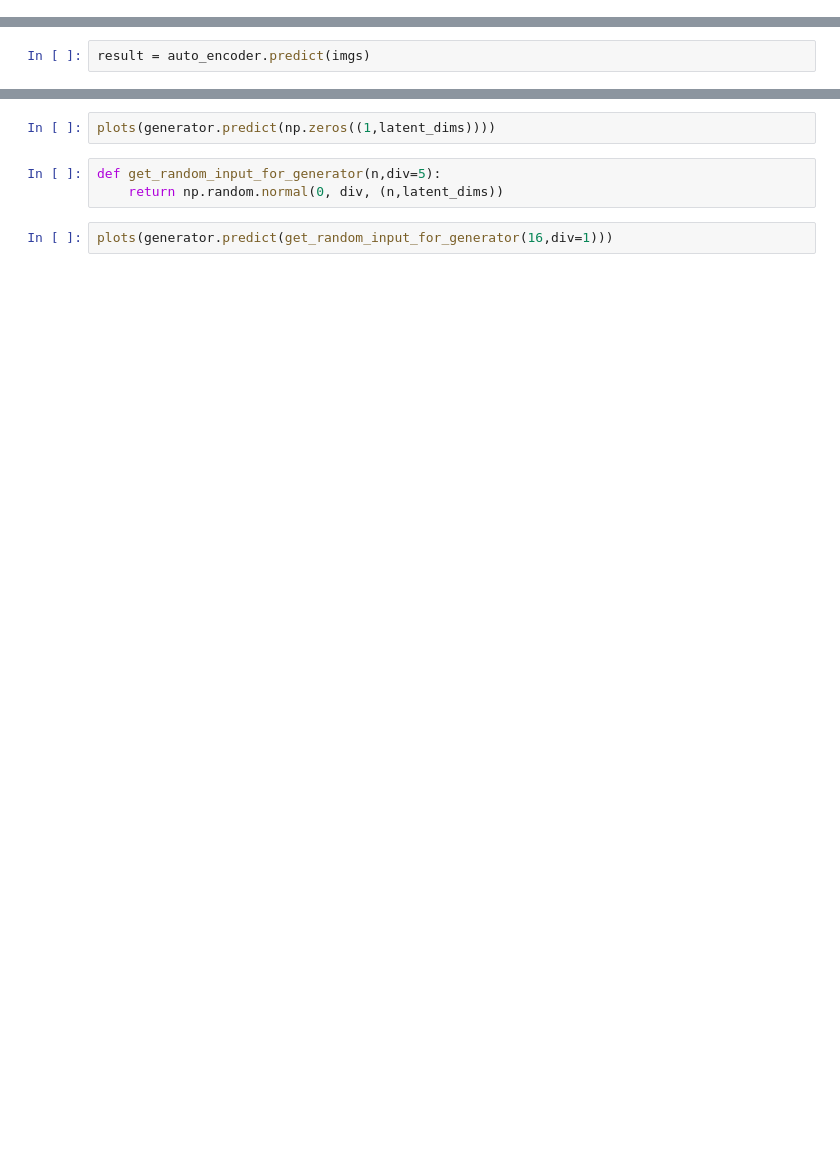
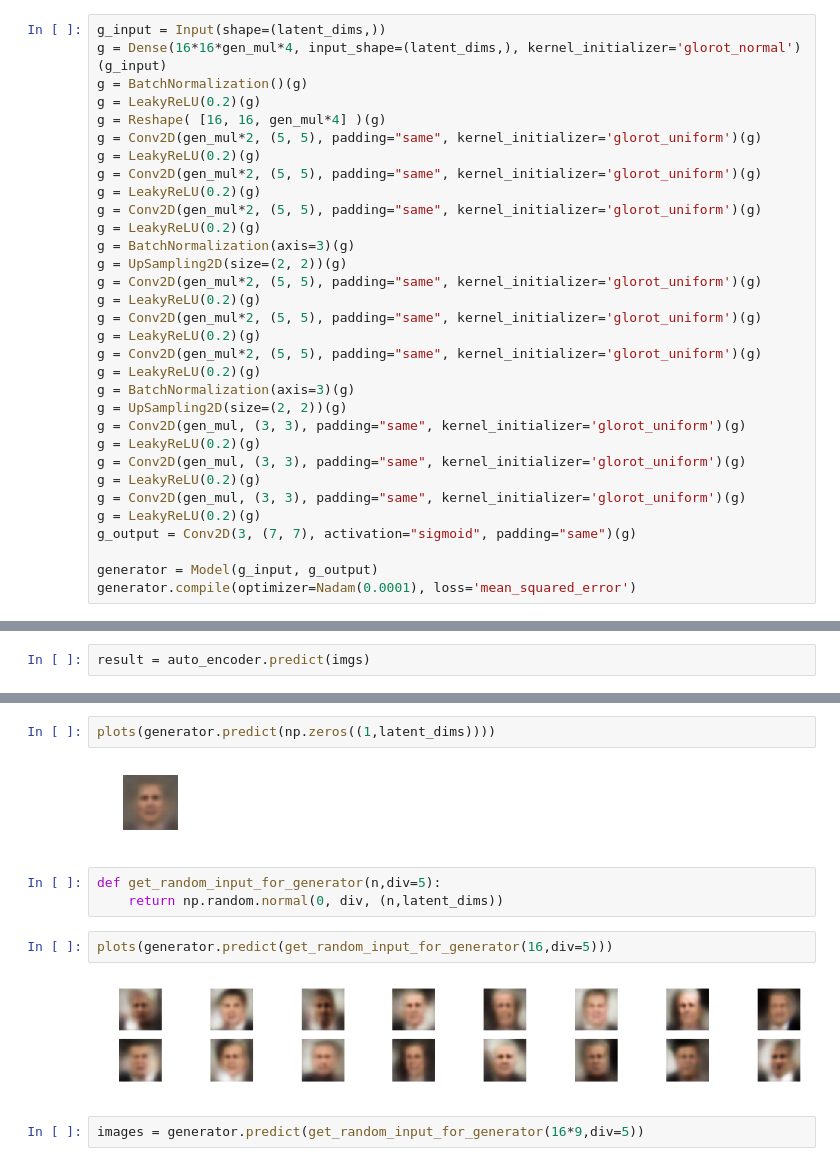
Before and after one commit to devill/keras_playground, a Jupyter notebook: my_notebooks/Faces/variational_autoencoder_v1.ipynb, the cells around one changed output, grey strips where cells are left out. Cells and saved outputs as stored; diff of their text form; blank space fills up the shorter version.

```diff
--- a/my_notebooks/Faces/variational_autoencoder_v1.ipynb
+++ b/my_notebooks/Faces/variational_autoencoder_v1.ipynb
@@ -136 +113,33 @@ encoder.compile(optimizer=eopt, loss='mean_squared_error')
+# %%
+g_input = Input(shape=(latent_dims,))
+g = Dense(16*16*gen_mul*4, input_shape=(latent_dims,), kernel_initializer='glorot_normal')(g_input)
+g = BatchNormalization()(g)
+g = LeakyReLU(0.2)(g)
+g = Reshape( [16, 16, gen_mul*4] )(g)
+g = Conv2D(gen_mul*2, (5, 5), padding="same", kernel_initializer='glorot_uniform')(g)
+g = LeakyReLU(0.2)(g)
+g = Conv2D(gen_mul*2, (5, 5), padding="same", kernel_initializer='glorot_uniform')(g)
+g = LeakyReLU(0.2)(g)
+g = Conv2D(gen_mul*2, (5, 5), padding="same", kernel_initializer='glorot_uniform')(g)
+g = LeakyReLU(0.2)(g)
+g = BatchNormalization(axis=3)(g)
+g = UpSampling2D(size=(2, 2))(g)
+g = Conv2D(gen_mul*2, (5, 5), padding="same", kernel_initializer='glorot_uniform')(g)
+g = LeakyReLU(0.2)(g)
+g = Conv2D(gen_mul*2, (5, 5), padding="same", kernel_initializer='glorot_uniform')(g)
+g = LeakyReLU(0.2)(g)
+g = Conv2D(gen_mul*2, (5, 5), padding="same", kernel_initializer='glorot_uniform')(g)
+g = LeakyReLU(0.2)(g)
+g = BatchNormalization(axis=3)(g)
+g = UpSampling2D(size=(2, 2))(g)
+g = Conv2D(gen_mul, (3, 3), padding="same", kernel_initializer='glorot_uniform')(g)
+g = LeakyReLU(0.2)(g)
+g = Conv2D(gen_mul, (3, 3), padding="same", kernel_initializer='glorot_uniform')(g)
+g = LeakyReLU(0.2)(g)
+g = Conv2D(gen_mul, (3, 3), padding="same", kernel_initializer='glorot_uniform')(g)
+g = LeakyReLU(0.2)(g)
+g_output = Conv2D(3, (7, 7), activation="sigmoid", padding="same")(g)
+
+generator = Model(g_input, g_output)
+generator.compile(optimizer=Nadam(0.0001), loss='mean_squared_error')
 # %%
@@ -167,7 +181,13 @@ plots(interp_imgs)
 # %%
 plots(generator.predict(np.zeros((1,latent_dims))))
+# %% [output]
+[figure, added]
 # %%
 def get_random_input_for_generator(n,div=5):
     return np.random.normal(0, div, (n,latent_dims))
 # %%
-plots(generator.predict(get_random_input_for_generator(16,div=1)))
+plots(generator.predict(get_random_input_for_generator(16,div=5)))
+# %% [output]
+[figure, added]
+# %%
+images = generator.predict(get_random_input_for_generator(16*9,div=5))
```
Also changed, not shown: parts of 16 cells of this notebook, 5 other files.
